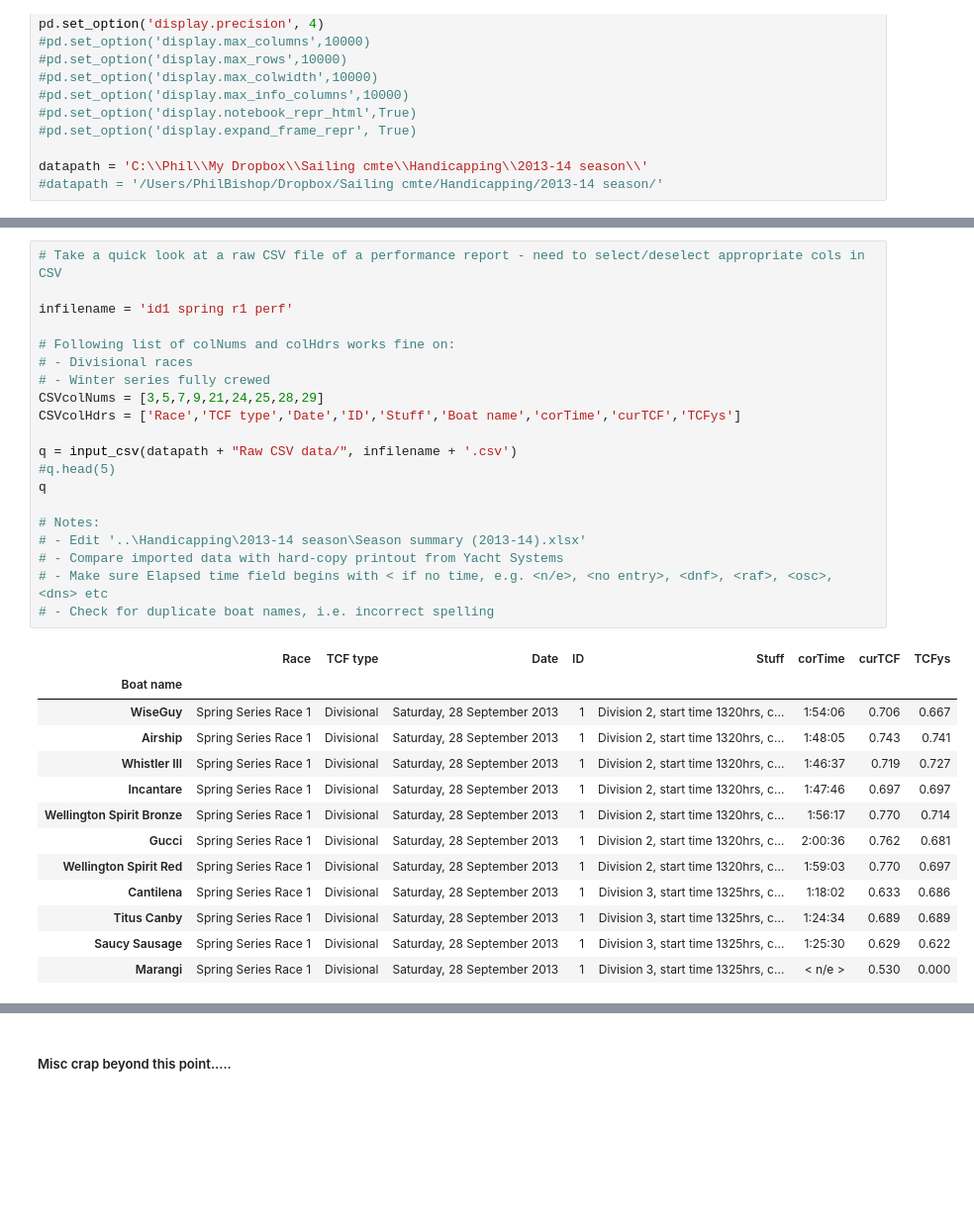
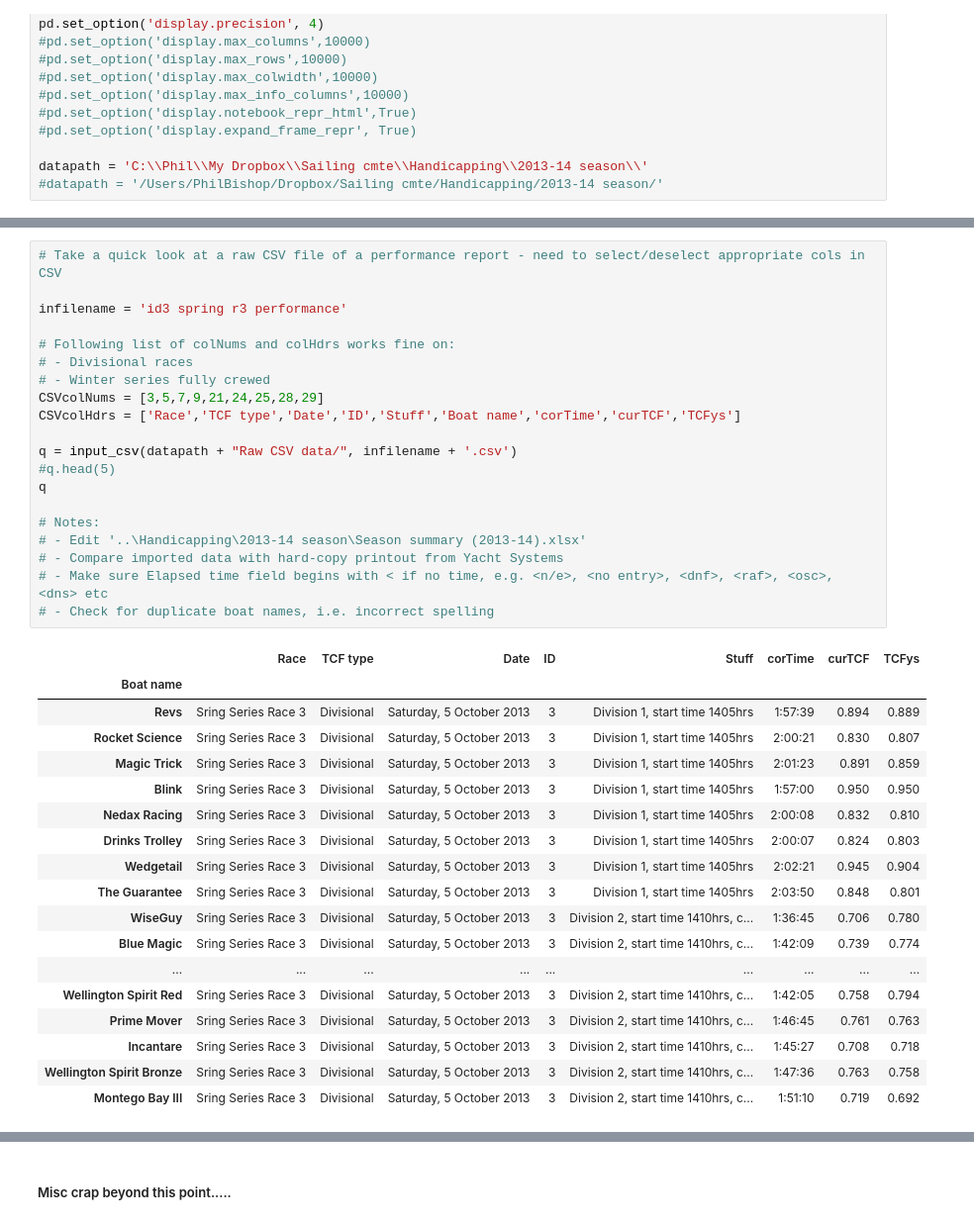
Before and after one commit to drphilbishop/RPNYC_race_analysis, a Jupyter notebook: processRawPerformanceData.ipynb, the cells around one changed output, grey strips where cells are left out. Shown at 99% size. Cells and saved outputs as stored; diff of their text form; blank space fills up the shorter version.

```diff
--- a/processRawPerformanceData.ipynb
+++ b/processRawPerformanceData.ipynb
@@ -121,37 +124,42 @@ def TCFclmpd(x):
 # %%
 # Take a quick look at a raw CSV file of a performance report - need to select/deselect appropriate cols in CSV
 
-infilename = 'id1 spring r1 perf'
+infilename = 'id3 spring r3 performance'
 
 # Following list of colNums and colHdrs works fine on:
 # - Divisional races
 # - Winter series fully crewed
 CSVcolNums = [3,5,7,9,21,24,25,28,29]
 CSVcolHdrs = ['Race','TCF type','Date','ID','Stuff','Boat name','corTime','curTCF','TCFys']
 
 q = input_csv(datapath + "Raw CSV data/", infilename + '.csv')
 #q.head(5)
 q
 
 # Notes:
 # - Edit '..\Handicapping\2013-14 season\Season summary (2013-14).xlsx'
 # - Compare imported data with hard-copy printout from Yacht Systems
 # - Make sure Elapsed time field begins with < if no time, e.g. <n/e>, <no entry>, <dnf>, <raf>, <osc>, <dns> etc
 # - Check for duplicate boat names, i.e. incorrect spelling
 # %% [output]
 |  | Race | TCF type | Date | ID | Stuff | corTime | curTCF | TCFys |
 | Boat name |  |  |  |  |  |  |  |  |
-| WiseGuy | Spring Series Race 1 | Divisional | Saturday, 28 September 2013 | 1 | Division 2, start time 1320hrs, c... | 1:54:06 | 0.706 | 0.667 |
-| Airship | Spring Series Race 1 | Divisional | Saturday, 28 September 2013 | 1 | Division 2, start time 1320hrs, c... | 1:48:05 | 0.743 | 0.741 |
-| Whistler III | Spring Series Race 1 | Divisional | Saturday, 28 September 2013 | 1 | Division 2, start time 1320hrs, c... | 1:46:37 | 0.719 | 0.727 |
-| Incantare | Spring Series Race 1 | Divisional | Saturday, 28 September 2013 | 1 | Division 2, start time 1320hrs, c... | 1:47:46 | 0.697 | 0.697 |
-| Wellington Spirit Bronze | Spring Series Race 1 | Divisional | Saturday, 28 September 2013 | 1 | Division 2, start time 1320hrs, c... | 1:56:17 | 0.770 | 0.714 |
-| Gucci | Spring Series Race 1 | Divisional | Saturday, 28 September 2013 | 1 | Division 2, start time 1320hrs, c... | 2:00:36 | 0.762 | 0.681 |
-| Wellington Spirit Red | Spring Series Race 1 | Divisional | Saturday, 28 September 2013 | 1 | Division 2, start time 1320hrs, c... | 1:59:03 | 0.770 | 0.697 |
-| Cantilena | Spring Series Race 1 | Divisional | Saturday, 28 September 2013 | 1 | Division 3, start time 1325hrs, c... | 1:18:02 | 0.633 | 0.686 |
-| Titus Canby | Spring Series Race 1 | Divisional | Saturday, 28 September 2013 | 1 | Division 3, start time 1325hrs, c... | 1:24:34 | 0.689 | 0.689 |
-| Saucy Sausage | Spring Series Race 1 | Divisional | Saturday, 28 September 2013 | 1 | Division 3, start time 1325hrs, c... | 1:25:30 | 0.629 | 0.622 |
-| Marangi | Spring Series Race 1 | Divisional | Saturday, 28 September 2013 | 1 | Division 3, start time 1325hrs, c... | < n/e > | 0.530 | 0.000 |
+| Revs | Sring Series Race 3 | Divisional | Saturday, 5 October 2013 | 3 | Division 1, start time 1405hrs | 1:57:39 | 0.894 | 0.889 |
+| Rocket Science | Sring Series Race 3 | Divisional | Saturday, 5 October 2013 | 3 | Division 1, start time 1405hrs | 2:00:21 | 0.830 | 0.807 |
+| Magic Trick | Sring Series Race 3 | Divisional | Saturday, 5 October 2013 | 3 | Division 1, start time 1405hrs | 2:01:23 | 0.891 | 0.859 |
+| Blink | Sring Series Race 3 | Divisional | Saturday, 5 October 2013 | 3 | Division 1, start time 1405hrs | 1:57:00 | 0.950 | 0.950 |
+| Nedax Racing | Sring Series Race 3 | Divisional | Saturday, 5 October 2013 | 3 | Division 1, start time 1405hrs | 2:00:08 | 0.832 | 0.810 |
+| Drinks Trolley | Sring Series Race 3 | Divisional | Saturday, 5 October 2013 | 3 | Division 1, start time 1405hrs | 2:00:07 | 0.824 | 0.803 |
+| Wedgetail | Sring Series Race 3 | Divisional | Saturday, 5 October 2013 | 3 | Division 1, start time 1405hrs | 2:02:21 | 0.945 | 0.904 |
+| The Guarantee | Sring Series Race 3 | Divisional | Saturday, 5 October 2013 | 3 | Division 1, start time 1405hrs | 2:03:50 | 0.848 | 0.801 |
+| WiseGuy | Sring Series Race 3 | Divisional | Saturday, 5 October 2013 | 3 | Division 2, start time 1410hrs, c... | 1:36:45 | 0.706 | 0.780 |
+| Blue Magic | Sring Series Race 3 | Divisional | Saturday, 5 October 2013 | 3 | Division 2, start time 1410hrs, c... | 1:42:09 | 0.739 | 0.774 |
+| ... | ... | ... | ... | ... | ... | ... | ... | ... |
+| Wellington Spirit Red | Sring Series Race 3 | Divisional | Saturday, 5 October 2013 | 3 | Division 2, start time 1410hrs, c... | 1:42:05 | 0.758 | 0.794 |
+| Prime Mover | Sring Series Race 3 | Divisional | Saturday, 5 October 2013 | 3 | Division 2, start time 1410hrs, c... | 1:46:45 | 0.761 | 0.763 |
+| Incantare | Sring Series Race 3 | Divisional | Saturday, 5 October 2013 | 3 | Division 2, start time 1410hrs, c... | 1:45:27 | 0.708 | 0.718 |
+| Wellington Spirit Bronze | Sring Series Race 3 | Divisional | Saturday, 5 October 2013 | 3 | Division 2, start time 1410hrs, c... | 1:47:36 | 0.763 | 0.758 |
+| Montego Bay III | Sring Series Race 3 | Divisional | Saturday, 5 October 2013 | 3 | Division 2, start time 1410hrs, c... | 1:51:10 | 0.719 | 0.692 |
 # %%
 # Create a uniformly structured dataframe of performance data for the current race
 
```
Also changed, not shown: parts of 2 cells of this notebook, 2 other files.
